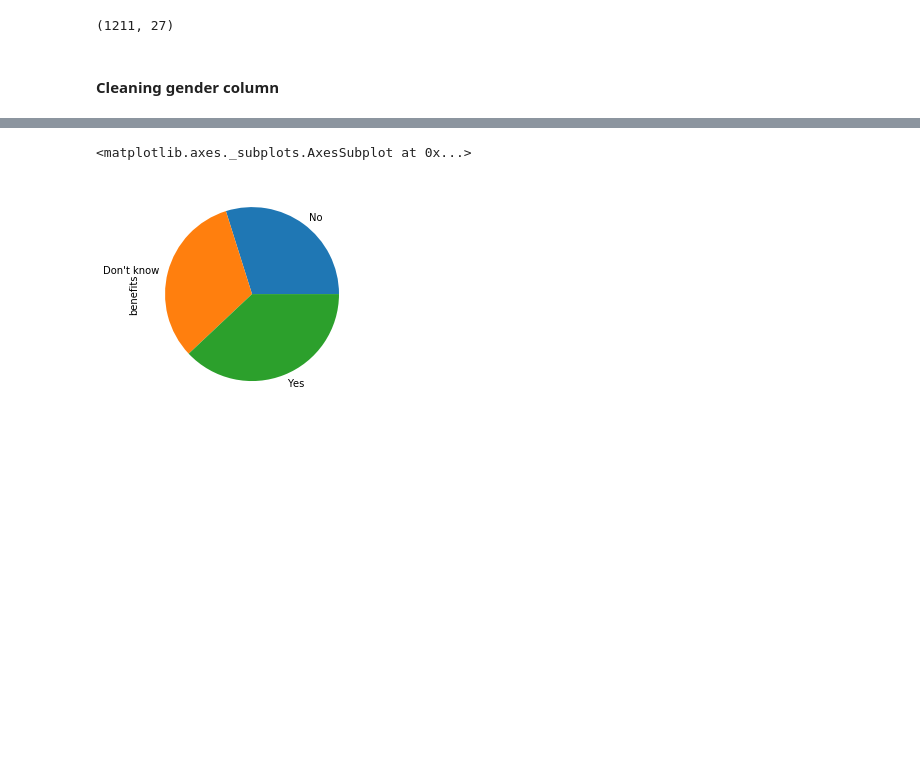
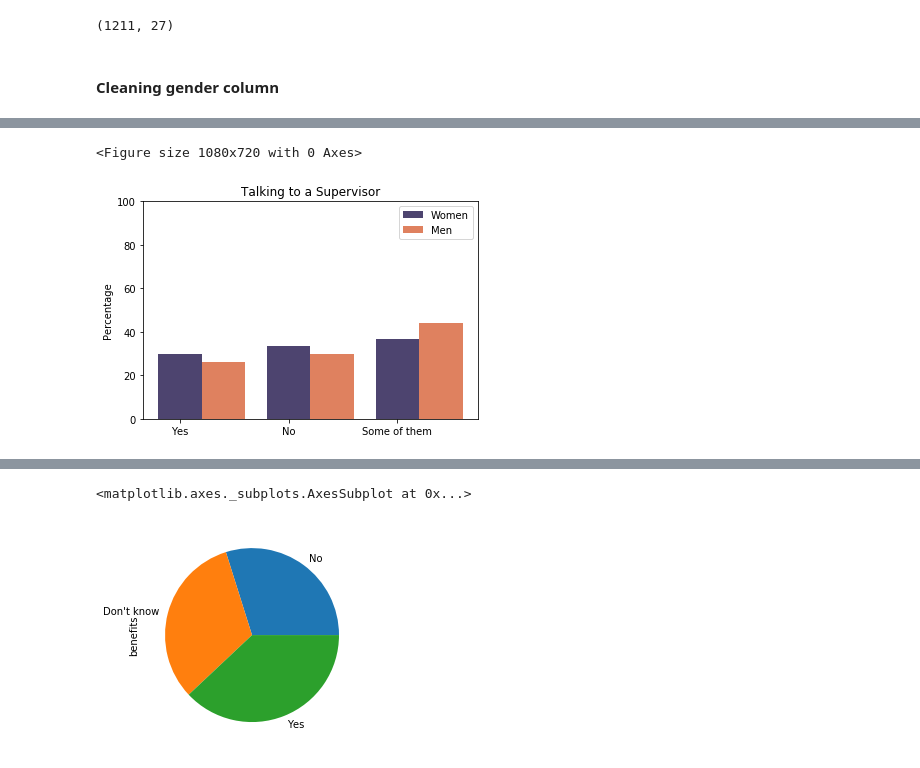
Before and after one commit to chriszapp/data-squad-32_EDA, a Jupyter notebook: tech and mental health.ipynb, the cells around one changed output, grey strips where cells are left out. Saved outputs shown, nothing was run; the diff lists cells and outputs as text; code cells hidden in the pictures; blank space fills up the shorter version.

```diff
--- a/tech and mental health.ipynb
+++ b/tech and mental health.ipynb
@@ -400 +401,36 @@ supervisor_m = (speaking_m["supervisor"].value_counts()/total_women*100).sort_va
+# %%
+#TALKING TO A SUPERVISOR WOMEN-VS MEN
+#number of pairs of bars:
+n = 3
+
+#position of bars on x-axis
+
+labels =["Yes", "No","Some of them"]
+
+ind = np.arange(len(labels))
+
+fig = plt.figure(figsize=(15, 10))
+
+width = 0.4 #widht of the bars
+
+# WOMEN - SPEAKING TO COWORKER or SUPERVISOR
+fig, ax = plt.subplots()
+ax1 = ax.bar(ind, supervisor_wo, width, label = "Women", color="#4D446F" )
+ax2 = ax.bar(ind + width, supervisor_m , width, label = "Men", color = "#DF815F")
+
+
+# customising
+ax.set_ylabel('Percentage')
+ax.set_title('Talking to a Supervisor')
+ax.set_ylim(0,100)
+ax.set_xticks(ind)
+ax.set_xticklabels(labels)
+
+
+ax.legend()
+
+plt.show()
+# %% [output]
+<Figure size 1080x720 with 0 Axes>
+[figure, added]
 # %%
```
Also changed, not shown: parts of 41 cells of this notebook, 1 other file.
